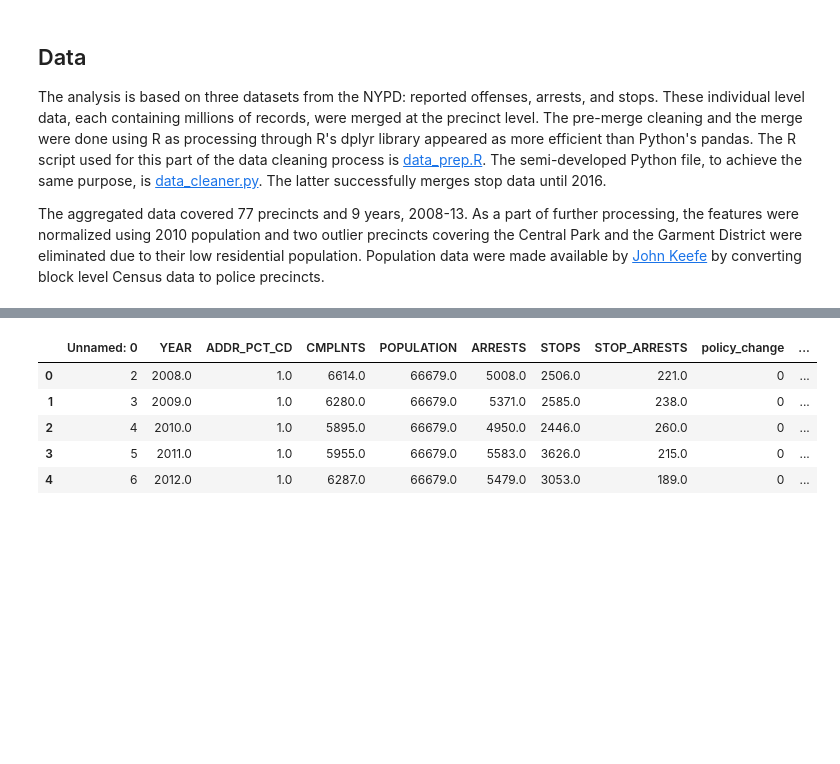
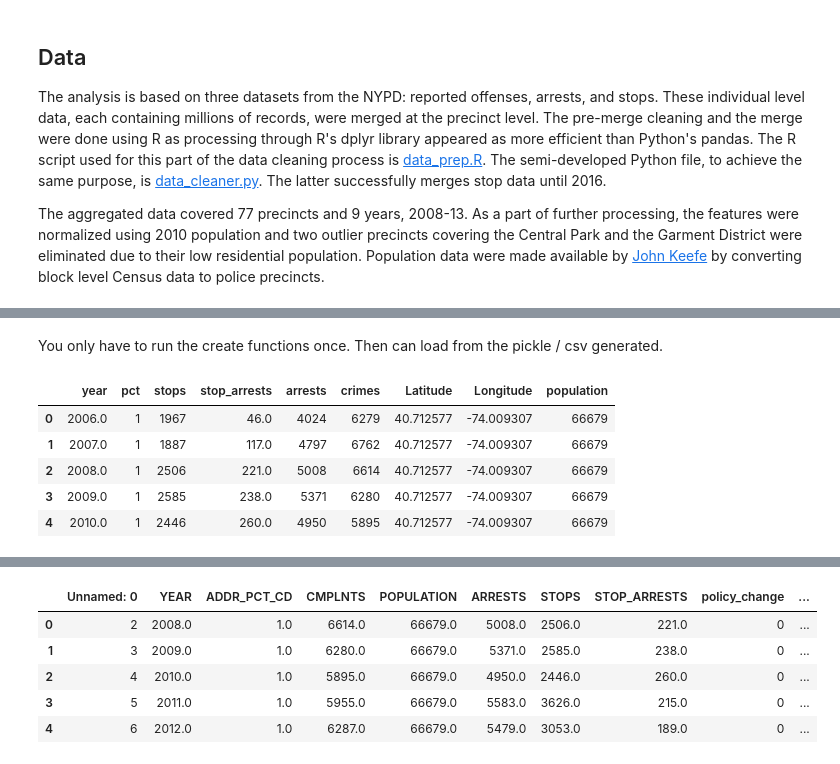
Before and after one commit to anilca-lab/FIS-Mod4-Project, a Jupyter notebook: Master_Notebook-brad.ipynb, the cells around one changed output, grey strips where cells are left out. Saved outputs shown, nothing was run; the diff lists cells and outputs as text; code cells hidden in the pictures; blank space fills up the shorter version.

```diff
--- a/Master_Notebook-brad.ipynb
+++ b/Master_Notebook-brad.ipynb
@@ -64,0 +26,13 @@ FileNotFoundError: [Errno 2] File b'2003/../data/stop_frisk.csv' does not exist:
+# %% [markdown]
+You only have to run the create functions once. Then can load from the pickle / csv generated.
+# %%
+df = dp.load_and_aggregate_data()
+# %%
+df.head()
+# %% [output]
+|  | year | pct | stops | stop_arrests | arrests | crimes | Latitude | Longitude | population |
+| 0 | 2006.0 | 1 | 1967 | 46.0 | 4024 | 6279 | 40.712577 | -74.009307 | 66679 |
+| 1 | 2007.0 | 1 | 1887 | 117.0 | 4797 | 6762 | 40.712577 | -74.009307 | 66679 |
+| 2 | 2008.0 | 1 | 2506 | 221.0 | 5008 | 6614 | 40.712577 | -74.009307 | 66679 |
+| 3 | 2009.0 | 1 | 2585 | 238.0 | 5371 | 6280 | 40.712577 | -74.009307 | 66679 |
+| 4 | 2010.0 | 1 | 2446 | 260.0 | 4950 | 5895 | 40.712577 | -74.009307 | 66679 |
```
Also changed, not shown: parts of 7 cells of this notebook, 6 other files.
